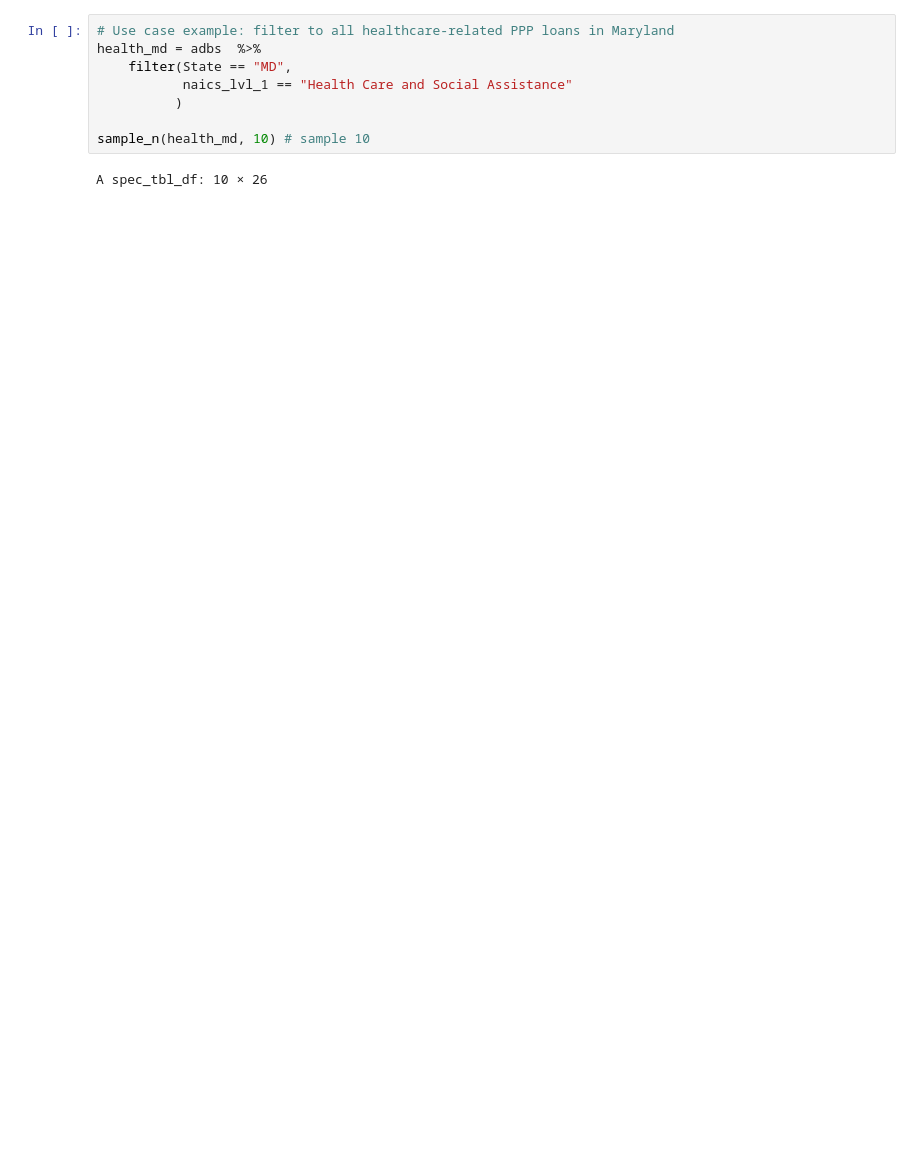
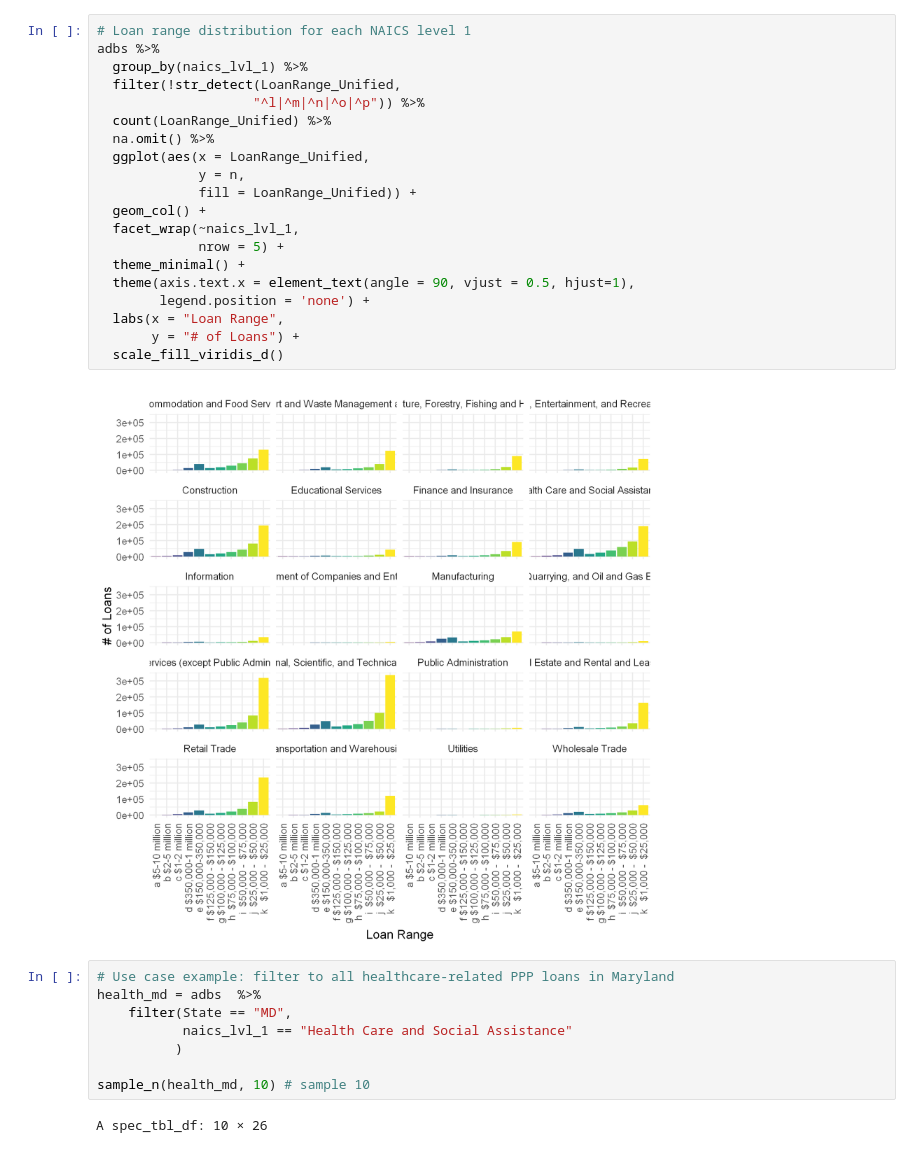
Before and after one commit to jomo06/CARES, a Jupyter notebook: docs/naics/naics.ipynb, the cells around one changed output. Saved outputs shown, nothing was run; the diff lists cells and outputs as text; blank space fills up the shorter version.

Commit message:
Finalize NAICS notebook

```diff
--- a/docs/naics/naics.ipynb
+++ b/docs/naics/naics.ipynb
@@ -63,3 +78,25 @@ adbs %>%
+# %%
+# Loan range distribution for each NAICS level 1
+adbs %>%
+  group_by(naics_lvl_1) %>%
+  filter(!str_detect(LoanRange_Unified,
+                    "^l|^m|^n|^o|^p")) %>%
+  count(LoanRange_Unified) %>%
+  na.omit() %>%
+  ggplot(aes(x = LoanRange_Unified,
+             y = n,
+             fill = LoanRange_Unified)) +
+  geom_col() +
+  facet_wrap(~naics_lvl_1,
+             nrow = 5) +
+  theme_minimal() +
+  theme(axis.text.x = element_text(angle = 90, vjust = 0.5, hjust=1),
+        legend.position = 'none') +
+  labs(x = "Loan Range",
+       y = "# of Loans") +
+  scale_fill_viridis_d()
+# %% [output]
+[figure, added]
 # %%
 # Use case example: filter to all healthcare-related PPP loans in Maryland
 health_md = adbs  %>%
```
Also changed, not shown: parts of 7 cells of this notebook, 3 other files.
